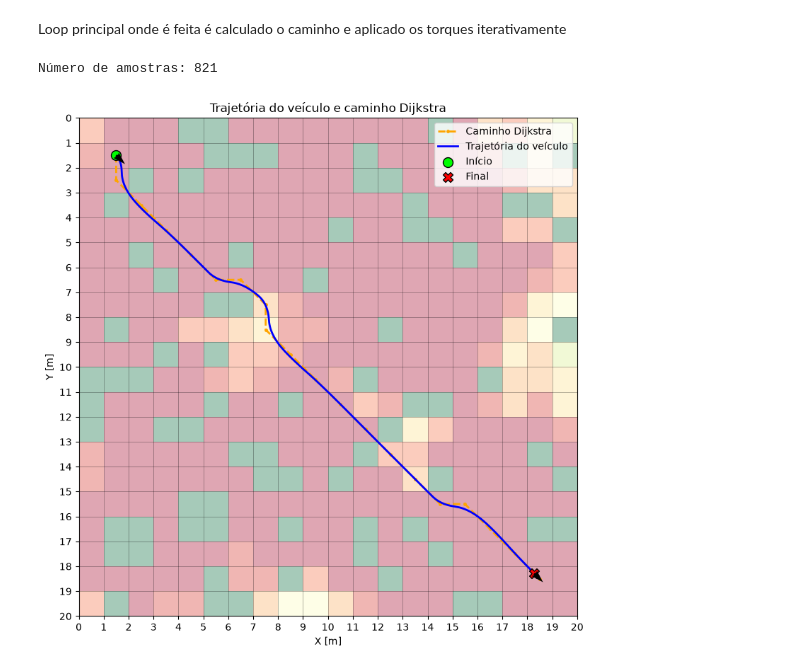
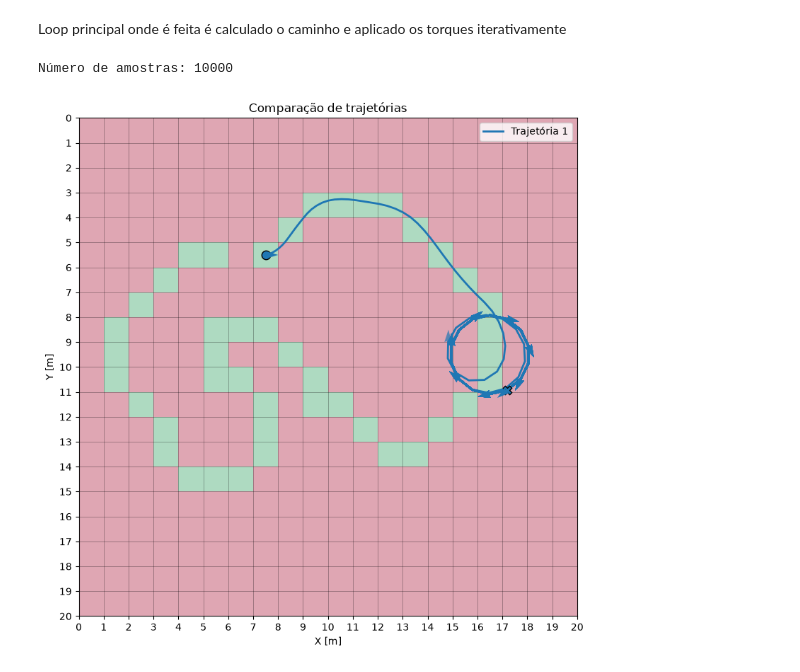
Before and after one commit to Jefferson13t/Torque-Otimo-em-ve-culo-ADW, a Jupyter notebook: analise.ipynb, the cells around one changed output. Drawn from its saved outputs; the diff is of its cells as text; code cells hidden in the pictures.

```diff
--- a/analise.ipynb
+++ b/analise.ipynb
@@ -45,8 +45,8 @@ car_params = CarParams(
     gear_ratio=1.0,         # -
     track_width=0.40,       # m
 
-    T_min=-1,              # N.m
-    T_max=5.0,              # N.m
+    T_min=0,              # N.m
+    T_max=5,              # N.m
 
     loss_coeff=0.5,
     Ploss_scale=1000.0,     # W
@@ -61,45 +95,45 @@ Loop principal onde é feita é calculado o caminho e aplicado os torques iterat
 height = 20
 width = 20
 
-grid = build_cost_map(width, height)
+# grid = build_cost_map(width, height)
+grid = race
 
-inicio = (1, 1)
-destino = (height-2, width-2)
+inicio = (5 * escale, 7 * escale)
+destino = (5 * escale, 5 * escale)
 
 caminho = dijkstra(grid, inicio, destino)
 
 CELL_WIDTH = 1 # 10 cm
 
-DT = 0.1
+DT = 0.5
 
 estado_inicial = Vehicle_state(
     X=(inicio[1] + 0.5) * CELL_WIDTH,
     Y=(inicio[0] + 0.5) * CELL_WIDTH,
-    psi=(math.pi / 4),
+    psi=(math.pi / 4) * 0,
     vx=0,
     omega=0.0
 )
 
 torques_referencia, estados_calculados = generate_torque_reference(
     caminho=caminho,
     estado_inicial=estado_inicial,
     params=car_params,
     cell_width=CELL_WIDTH,
     dt=DT,
     v_ref=0.3
 )
 
 print("Número de amostras:", len(torques_referencia))
 
 plot_trajectory(
-    estados_calculados,
-    grid,
-    caminho,
-    CELL_WIDTH
+    paths=[estados_calculados],
+    grid=grid,
+    CELL_WIDTH=CELL_WIDTH
 )
 # %% [output]
-Número de amostras: 821
+Número de amostras: 10000
-[figure, old version]
+[figure, new version]
 # %%
 # # Torques aplicados no passo anterior
 # T_prev = WeelTork(
```
Also changed, not shown: parts of 3 cells of this notebook, 3 other files.
